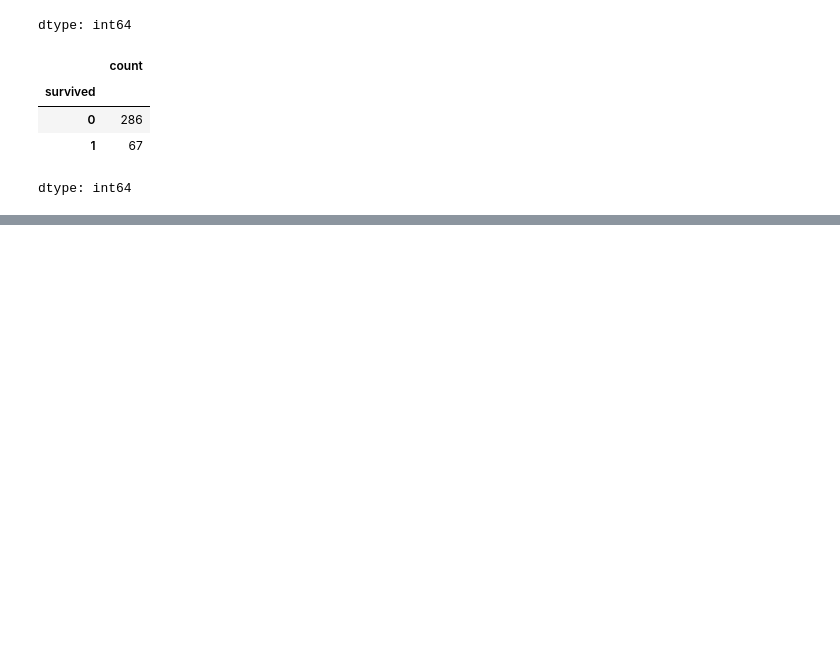
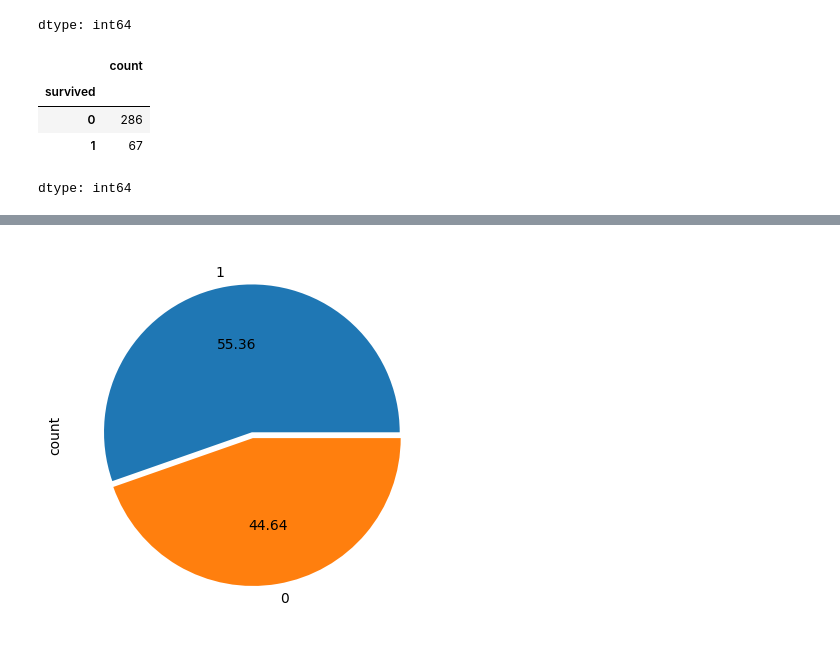
Before and after one commit to AniketC24/Datascience, a Jupyter notebook: Case_study_01_Titanic_EDA.ipynb, the cells around one changed output, grey strips where cells are left out. Saved outputs shown, nothing was run; the diff lists cells and outputs as text; code cells hidden in the pictures; blank space fills up the shorter version.

```diff
--- a/Case_study_01_Titanic_EDA.ipynb
+++ b/Case_study_01_Titanic_EDA.ipynb
@@ -289,2 +462,4 @@ dtype: int64
 # %%
 #  Find out the people Data who boarded their journey from Cherbourg
+Cherbourge = df[df['embarked'] == 'C']
+Cherbourge
@@ -290,0 +496,13 @@ dtype: int64
+# %%
+
+'''
+Data Insights For Cherbourge :
+1. 44.64% people Died where as 55.36% people Survived.
+2. 95 people were reported as Male and 73 were Female.
+3. Out of 95 Male 29 People were survived, where as out of 73 female 64 were survied.
+4. Survival rate for Males (29/95 = 30.526%) and for Females (64/73 = 87.67%)
+'''
+Cherbourge['survived'].value_counts().plot(kind = 'pie',autopct = '%1.2f',explode = [0.02,0.02])
+plt.show()
+# %% [output]
+[figure, added]
```
Also changed, not shown: parts of 29 cells of this notebook.
